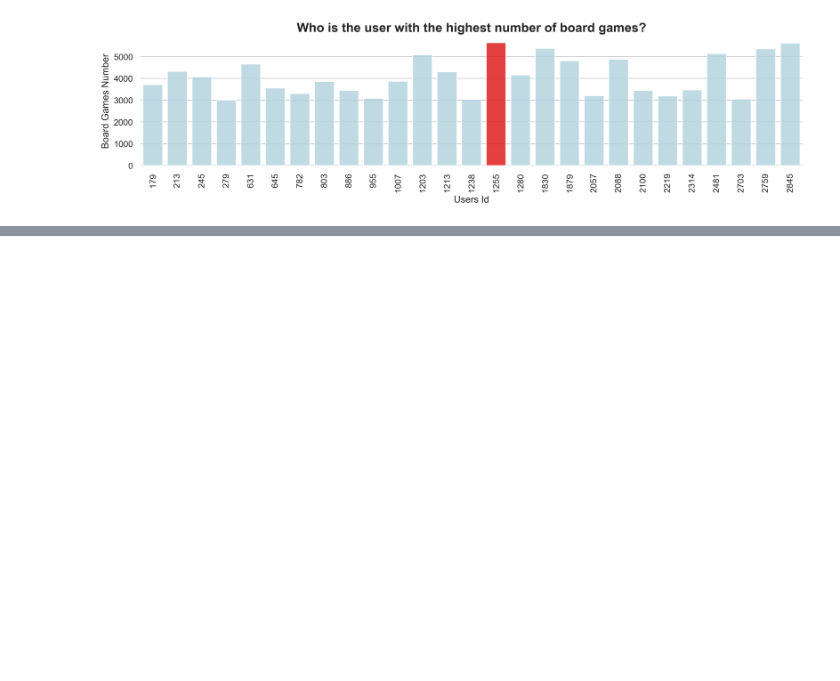
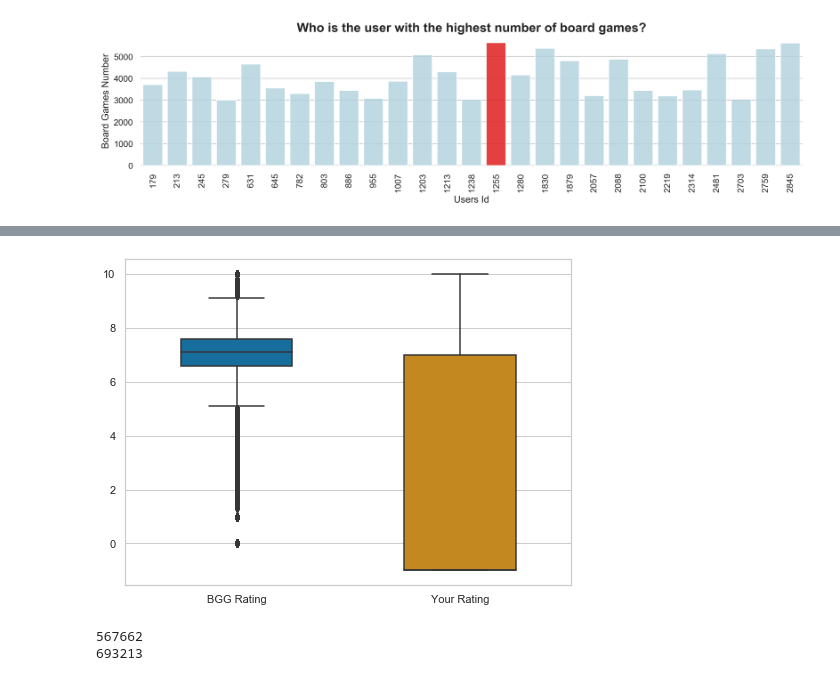
Before and after one commit to LourdesRodriguez/recommender_system, a Jupyter notebook: 2_Data_Understanding.ipynb, the cells around one changed output, grey strips where cells are left out. Saved outputs shown, nothing was run; the diff lists cells and outputs as text; code cells hidden in the pictures; blank space fills up the shorter version.

```diff
--- a/2_Data_Understanding.ipynb
+++ b/2_Data_Understanding.ipynb
@@ -710,0 +466,4 @@ plt.show();
+# %%
+# Remove null values
+
+users.dropna(axis=0, inplace=True)
@@ -710,0 +502,14 @@ plt.show();
+# %%
+outl=users[['BGG Rating', 'Your Rating']]
+
+# make boxplot with Seaborn
+plt.figure(figsize=(8,6))
+sns.boxplot(data=outl, width=0.5,palette="colorblind");
+# %% [output]
+[figure, added]
+# %%
+print((users['Your Rating']>=0).sum())
+print((users['Your Rating']<0).sum())
+# %% [output]
+567662
+693213
```
Also changed, not shown: parts of 38 cells of this notebook.
